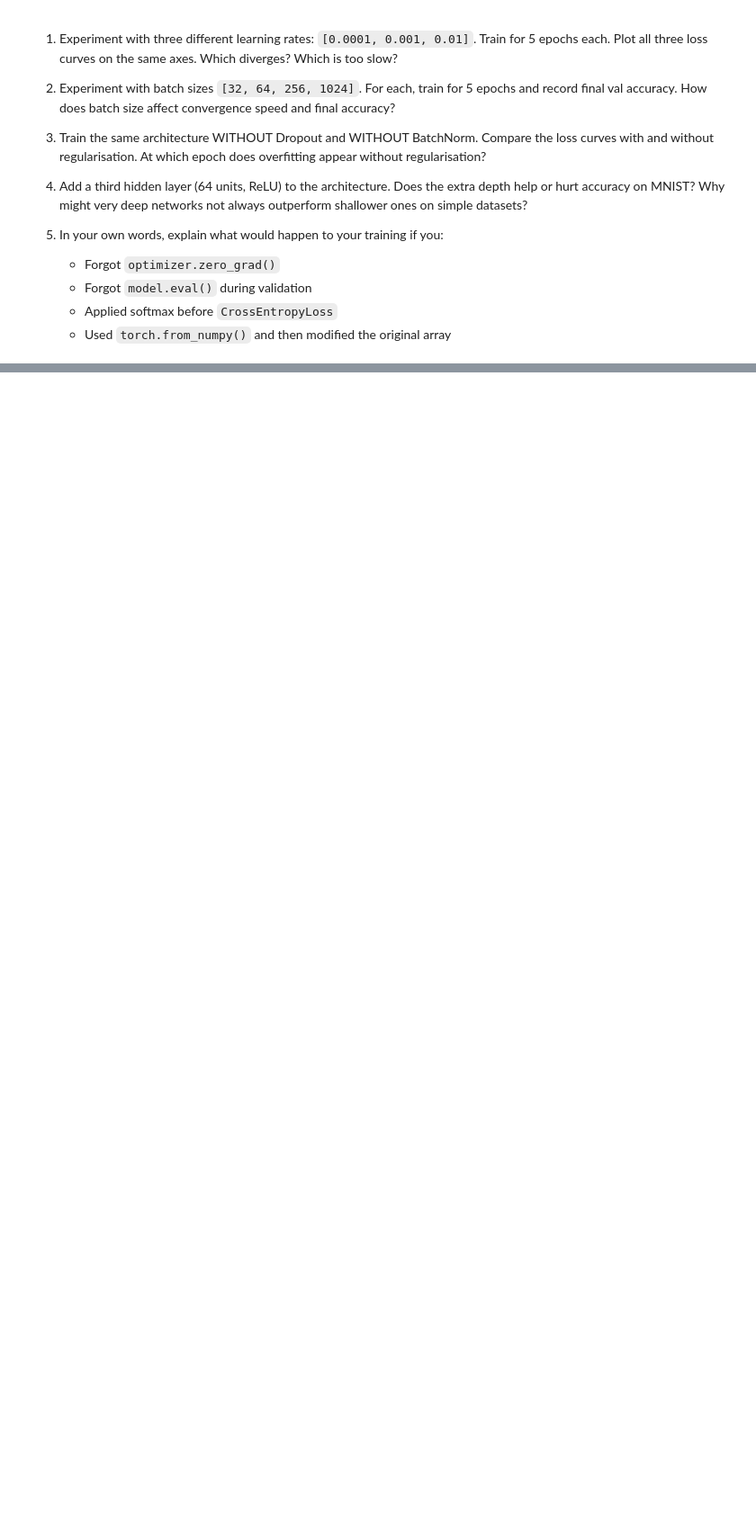
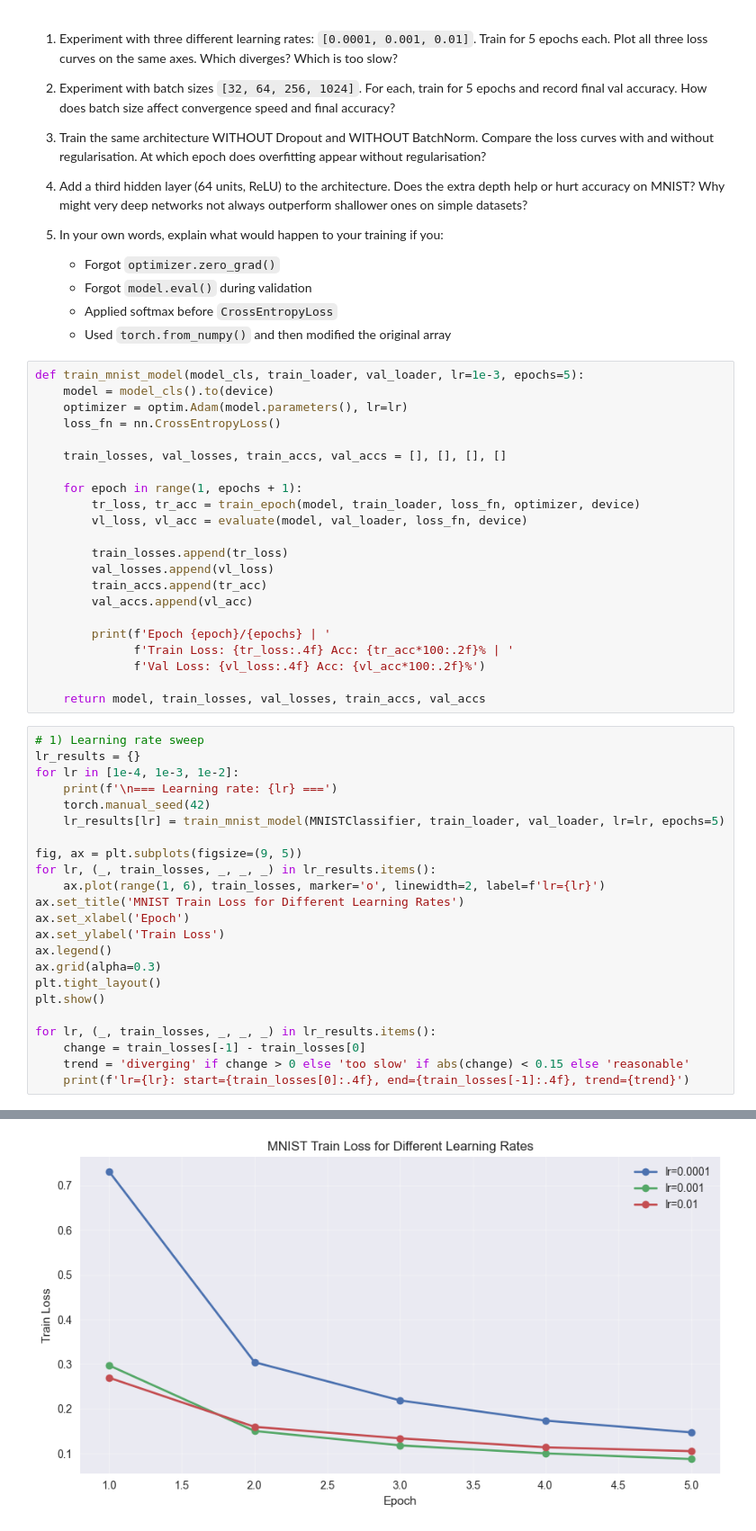
Before and after one commit to shashwatsrma/ML-training, a Jupyter notebook: Day_10_Pytorch.ipynb, the cells around one changed output, grey strips where cells are left out. Shown at 90% size. Drawn from its saved outputs; the diff is of its cells as text; blank space fills up the shorter version.

Commit message:
DAY 10: PyTorch & MLP Training Loop (Assignment)

```diff
--- a/Day_10_Pytorch.ipynb
+++ b/Day_10_Pytorch.ipynb
@@ -1383,3 +1379,49 @@ Total misclassified: 172/10000 (1.72%)
    - Forgot `model.eval()` during validation
    - Applied softmax before `CrossEntropyLoss`
    - Used `torch.from_numpy()` and then modified the original array
+# %%
+def train_mnist_model(model_cls, train_loader, val_loader, lr=1e-3, epochs=5):
+    model = model_cls().to(device)
+    optimizer = optim.Adam(model.parameters(), lr=lr)
+    loss_fn = nn.CrossEntropyLoss()
+
+    train_losses, val_losses, train_accs, val_accs = [], [], [], []
+
+    for epoch in range(1, epochs + 1):
+        tr_loss, tr_acc = train_epoch(model, train_loader, loss_fn, optimizer, device)
+        vl_loss, vl_acc = evaluate(model, val_loader, loss_fn, device)
+
+        train_losses.append(tr_loss)
+        val_losses.append(vl_loss)
+        train_accs.append(tr_acc)
+        val_accs.append(vl_acc)
+
+        print(f'Epoch {epoch}/{epochs} | '
+              f'Train Loss: {tr_loss:.4f} Acc: {tr_acc*100:.2f}% | '
+              f'Val Loss: {vl_loss:.4f} Acc: {vl_acc*100:.2f}%')
+
+    return model, train_losses, val_losses, train_accs, val_accs
+# %%
+# 1) Learning rate sweep
+lr_results = {}
+for lr in [1e-4, 1e-3, 1e-2]:
+    print(f'\n=== Learning rate: {lr} ===')
+    torch.manual_seed(42)
+    lr_results[lr] = train_mnist_model(MNISTClassifier, train_loader, val_loader, lr=lr, epochs=5)
+
+fig, ax = plt.subplots(figsize=(9, 5))
+for lr, (_, train_losses, _, _, _) in lr_results.items():
+    ax.plot(range(1, 6), train_losses, marker='o', linewidth=2, label=f'lr={lr}')
+ax.set_title('MNIST Train Loss for Different Learning Rates')
+ax.set_xlabel('Epoch')
+ax.set_ylabel('Train Loss')
+ax.legend()
+ax.grid(alpha=0.3)
+plt.tight_layout()
+plt.show()
+
+for lr, (_, train_losses, _, _, _) in lr_results.items():
+    change = train_losses[-1] - train_losses[0]
+    trend = 'diverging' if change > 0 else 'too slow' if abs(change) < 0.15 else 'reasonable'
+    print(f'lr={lr}: start={train_losses[0]:.4f}, end={train_losses[-1]:.4f}, trend={trend}')
+# %% [output]
@@ -1385,0 +1448 @@ Total misclassified: 172/10000 (1.72%)
+[figure, added]
```
Also changed, not shown: parts of 10 cells of this notebook.
